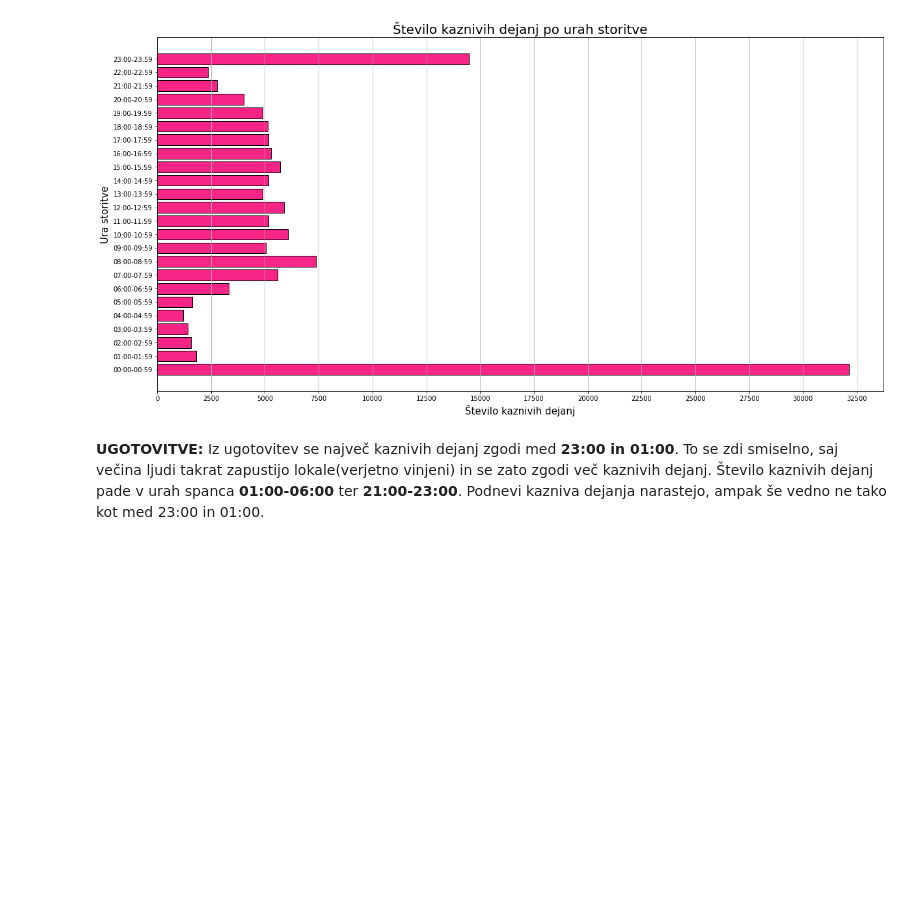
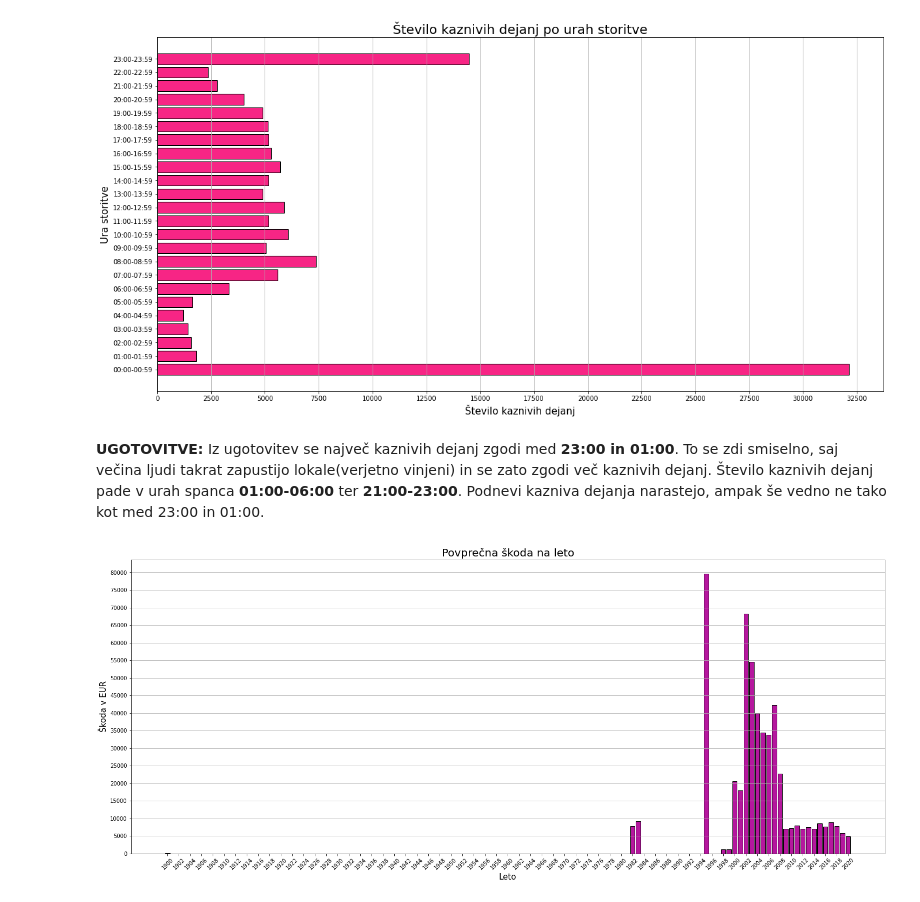
Before and after one commit to Nik-tech-cloud/PR22NGAMZ, a Jupyter notebook: seminar_oblak.ipynb, the cells around one changed output. Cells and saved outputs as stored; diff of their text form; code cells hidden in the pictures; blank space fills up the shorter version.

```diff
--- a/seminar_oblak.ipynb
+++ b/seminar_oblak.ipynb
@@ -248,3 +250,37 @@ plt.show()
 [figure]
 # %% [markdown]
 **UGOTOVITVE:** Iz ugotovitev se največ kaznivih dejanj zgodi med **23:00 in 01:00**. To se zdi smiselno, saj večina ljudi takrat zapustijo lokale(verjetno vinjeni) in se zato zgodi več kaznivih dejanj. Število kaznivih dejanj pade v urah spanca **01:00-06:00** ter **21:00-23:00**. Podnevi kazniva dejanja narastejo, ampak še vedno ne tako kot med 23:00 in 01:00.
+# %%
+full_KD['PovprecnaSkoda'] = 'nan'
+
+full_KD['Skoda'] = full_KD['Skoda'].replace(np.nan, 'BREZ')
+
+full_KD.loc[full_KD['Skoda'] == 'DO 100 EUR', 'PovprecnaSkoda'] = float(100)
+full_KD.loc[full_KD['Skoda'] == '100 - 1.000 EUR', 'PovprecnaSkoda'] = float((100+1000)/2)
+full_KD.loc[full_KD['Skoda'] == '1.000 - 10.000 EUR', 'PovprecnaSkoda'] = float((1000+10000)/2)
+full_KD.loc[full_KD['Skoda'] == '10.000 - 100.000 EUR', 'PovprecnaSkoda'] = float((10000+100000)/2)
+full_KD.loc[full_KD['Skoda'] == '100.000 - 500.000 EUR', 'PovprecnaSkoda'] = float((100000+5000000)/2)
+full_KD.loc[full_KD['Skoda'] == 'NAD 500.000 EUR', 'PovprecnaSkoda'] = float(500000)
+full_KD.loc[full_KD['Skoda'] == 'BREZ', 'PovprecnaSkoda'] = float(0)
+full_KD.loc[full_KD['Skoda'] == np.nan, 'PovprecnaSkoda'] = float(0)
+
+povprecna_skoda_ura = full_KD.groupby('UraStoritve')['PovprecnaSkoda'].mean().round(1)
+povprecna_skoda_mesec = full_KD.groupby('MesecStoritve')['PovprecnaSkoda'].mean().round(1)
+povprecna_skoda_dan = full_KD.groupby('DanVTednu')['PovprecnaSkoda'].mean().round(1)
+povprecna_skoda_leto = full_KD.groupby('LetoStoritve')['PovprecnaSkoda'].mean().round(1)
+# %%
+povprecna_skoda_leto = povprecna_skoda_leto.sort_index()
+x = list(povprecna_skoda_leto.index)
+y = list(povprecna_skoda_leto.values)
+
+plt.figure(figsize=(25,10))
+plt.bar(x,y, color=color_pallete[2], edgecolor='black')
+plt.xticks(np.arange(x[0], x[-1]+2, step=2), rotation=45)
+plt.yticks(np.arange(0, max(y)+5000, step=5000))
+plt.grid(axis='y')
+plt.title('Povprečna škoda na leto', fontsize=20)
+plt.xlabel('Leto', fontsize=15)
+plt.ylabel('Škoda v EUR', fontsize=15)
+plt.show()
+# %% [output]
+[figure, added]
```
Also changed, not shown: parts of 4 cells of this notebook.
